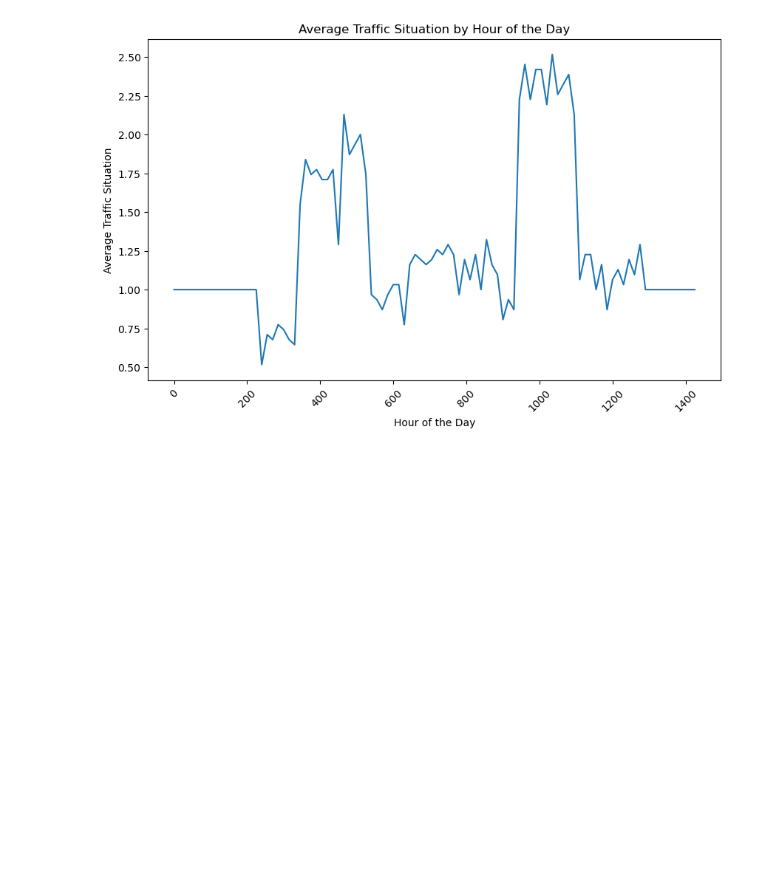
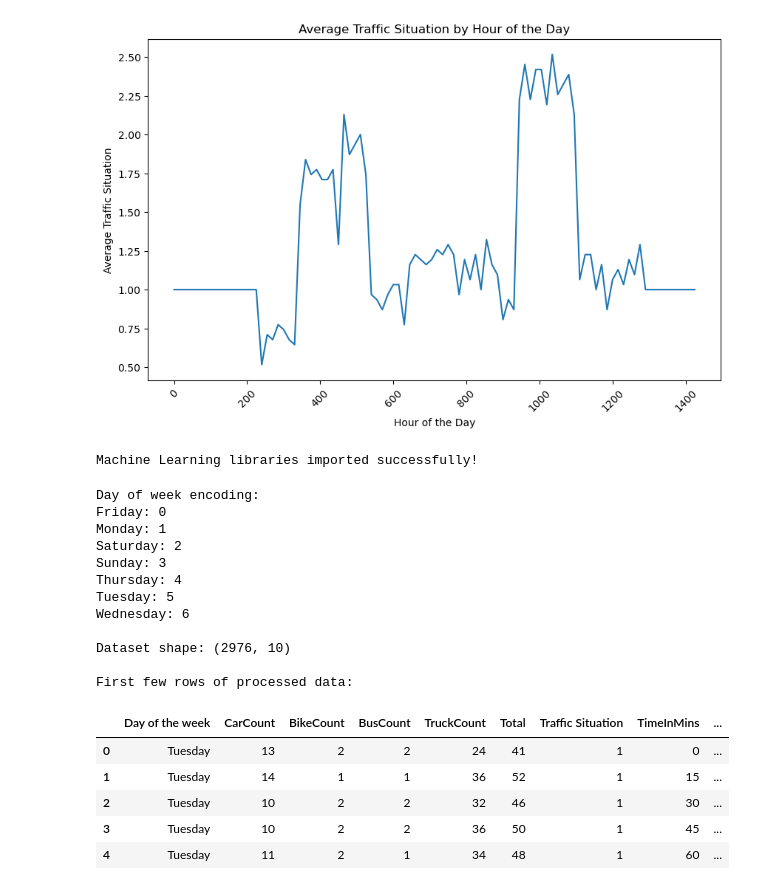
Before and after one commit to rkpm22/predict-traffic-flow, a Jupyter notebook: Predict-traffic-flow.ipynb, the cells around one changed output. Cells and saved outputs as stored; diff of their text form; code cells hidden in the pictures; blank space fills up the shorter version.

Commit message:
Encoded data, ready for ML

```diff
--- a/Predict-traffic-flow.ipynb
+++ b/Predict-traffic-flow.ipynb
@@ -285,3 +285,58 @@ plt.xticks(rotation=45)
 plt.show()
 # %% [output]
 [figure]
+# %%
+# MACHINE LEARNING PIPELINE
+
+# Import required libraries
+from sklearn.model_selection import train_test_split
+from sklearn.preprocessing import LabelEncoder
+from sklearn.ensemble import RandomForestClassifier
+from sklearn.linear_model import LogisticRegression
+from sklearn.svm import SVC
+from sklearn.metrics import classification_report, confusion_matrix, accuracy_score
+from sklearn.preprocessing import StandardScaler
+import warnings
+warnings.filterwarnings('ignore')
+
+print("Machine Learning libraries imported successfully!")
+# %% [output]
+Machine Learning libraries imported successfully!
+# %%
+# 1. FEATURE ENGINEERING
+
+# Create a copy of the processed data for ML
+df_ml = df3.copy()
+
+# Encode categorical variables - Day of the week
+le_day = LabelEncoder()
+df_ml['Day_Encoded'] = le_day.fit_transform(df_ml['Day of the week'])
+
+# Show the encoding mapping
+day_mapping = dict(zip(le_day.classes_, le_day.transform(le_day.classes_)))
+print("Day of week encoding:")
+for day, code in day_mapping.items():
+    print(f"{day}: {code}")
+
+print("\nDataset shape:", df_ml.shape)
+print("\nFirst few rows of processed data:")
+df_ml.head()
+# %% [output]
+Day of week encoding:
+Friday: 0
+Monday: 1
+Saturday: 2
+Sunday: 3
+Thursday: 4
+Tuesday: 5
+Wednesday: 6
+
+Dataset shape: (2976, 10)
+
+First few rows of processed data:
+|  | Day of the week | CarCount | BikeCount | BusCount | TruckCount | Total | Traffic Situation | TimeInMins | ... |
+| 0 | Tuesday | 13 | 2 | 2 | 24 | 41 | 1 | 0 | ... |
+| 1 | Tuesday | 14 | 1 | 1 | 36 | 52 | 1 | 15 | ... |
+| 2 | Tuesday | 10 | 2 | 2 | 32 | 46 | 1 | 30 | ... |
+| 3 | Tuesday | 10 | 2 | 2 | 36 | 50 | 1 | 45 | ... |
+| 4 | Tuesday | 11 | 2 | 1 | 34 | 48 | 1 | 60 | ... |
```
